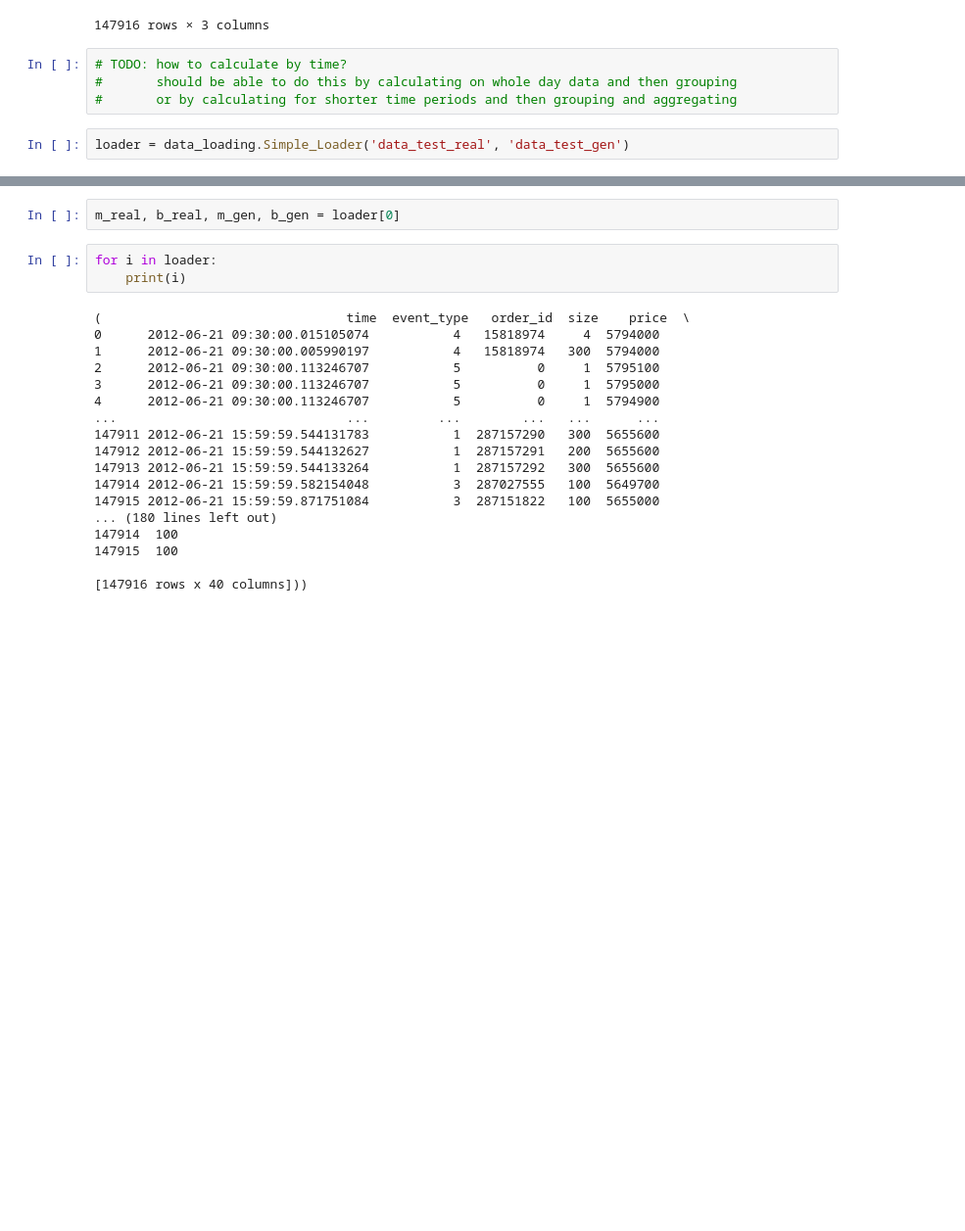
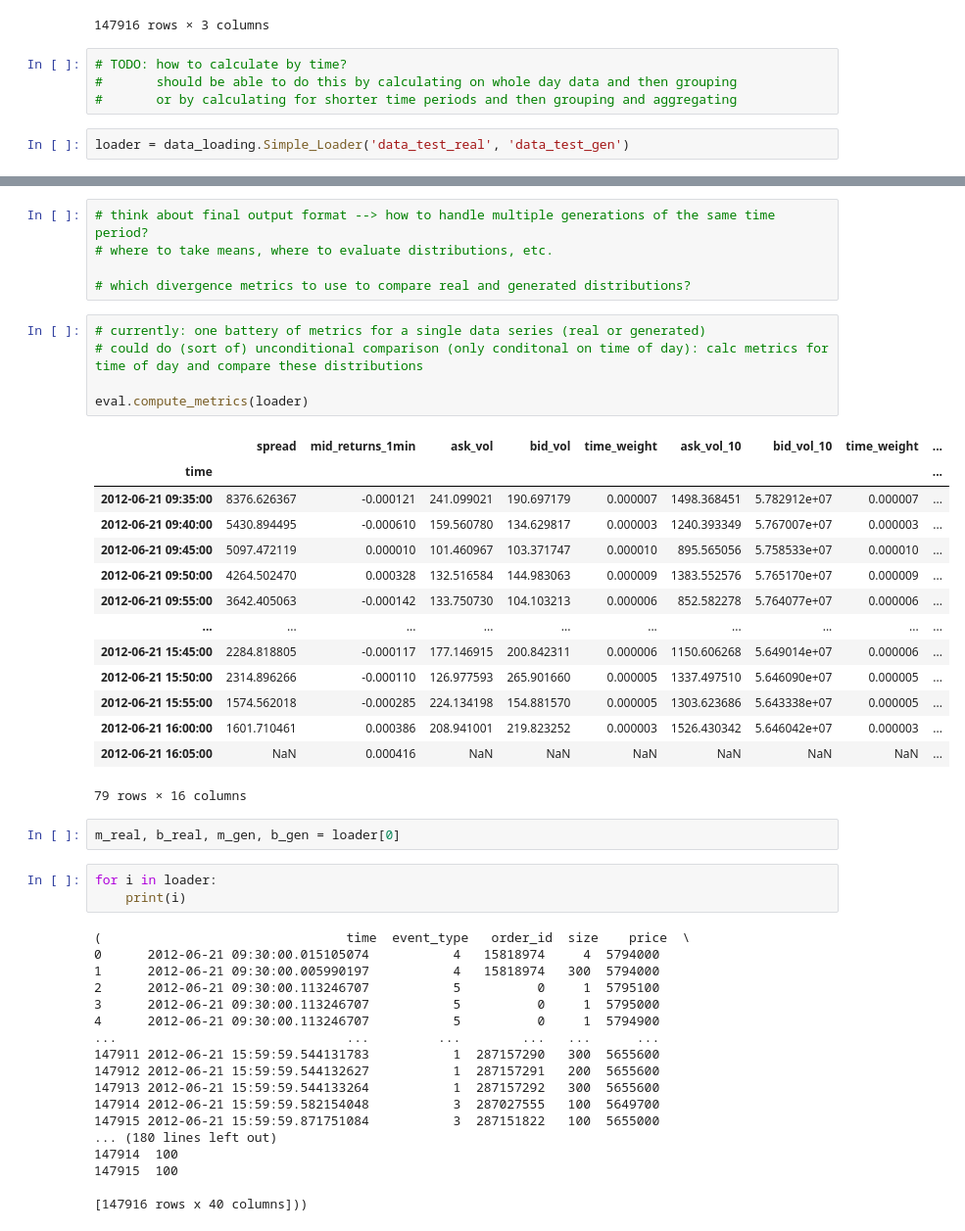
Before and after one commit to peernagy/lob_bench, a Jupyter notebook: eval.ipynb, the cells around one changed output, grey strips where cells are left out. Shown at 98% size. Cells and saved outputs as stored; diff of their text form; blank space fills up the shorter version.

```diff
--- a/eval.ipynb
+++ b/eval.ipynb
@@ -282,3 +307,28 @@ loader = data_loading.Simple_Loader('data_test_real', 'data_test_gen')
+# %%
+# think about final output format --> how to handle multiple generations of the same time period?
+# where to take means, where to evaluate distributions, etc.
+
+# which divergence metrics to use to compare real and generated distributions?
+# %%
+# currently: one battery of metrics for a single data series (real or generated)
+# could do (sort of) unconditional comparison (only conditonal on time of day): calc metrics for time of day and compare these distributions
+
+eval.compute_metrics(loader)
+# %% [output]
+|  | spread | mid_returns_1min | ask_vol | bid_vol | time_weight | ask_vol_10 | bid_vol_10 | time_weight | ... |
+| time |  |  |  |  |  |  |  |  | ... |
+| 2012-06-21 09:35:00 | 8376.626367 | -0.000121 | 241.099021 | 190.697179 | 0.000007 | 1498.368451 | 5.782912e+07 | 0.000007 | ... |
+| 2012-06-21 09:40:00 | 5430.894495 | -0.000610 | 159.560780 | 134.629817 | 0.000003 | 1240.393349 | 5.767007e+07 | 0.000003 | ... |
+| 2012-06-21 09:45:00 | 5097.472119 | 0.000010 | 101.460967 | 103.371747 | 0.000010 | 895.565056 | 5.758533e+07 | 0.000010 | ... |
+| 2012-06-21 09:50:00 | 4264.502470 | 0.000328 | 132.516584 | 144.983063 | 0.000009 | 1383.552576 | 5.765170e+07 | 0.000009 | ... |
+| 2012-06-21 09:55:00 | 3642.405063 | -0.000142 | 133.750730 | 104.103213 | 0.000006 | 852.582278 | 5.764077e+07 | 0.000006 | ... |
+| ... | ... | ... | ... | ... | ... | ... | ... | ... | ... |
+| 2012-06-21 15:45:00 | 2284.818805 | -0.000117 | 177.146915 | 200.842311 | 0.000006 | 1150.606268 | 5.649014e+07 | 0.000006 | ... |
+| 2012-06-21 15:50:00 | 2314.896266 | -0.000110 | 126.977593 | 265.901660 | 0.000005 | 1337.497510 | 5.646090e+07 | 0.000005 | ... |
+| 2012-06-21 15:55:00 | 1574.562018 | -0.000285 | 224.134198 | 154.881570 | 0.000005 | 1303.623686 | 5.643338e+07 | 0.000005 | ... |
+| 2012-06-21 16:00:00 | 1601.710461 | 0.000386 | 208.941001 | 219.823252 | 0.000003 | 1526.430342 | 5.646042e+07 | 0.000003 | ... |
+| 2012-06-21 16:05:00 | NaN | 0.000416 | NaN | NaN | NaN | NaN | NaN | NaN | ... |
+79 rows × 16 columns
 # %%
 m_real, b_real, m_gen, b_gen = loader[0]
 # %%
```
Also changed, not shown: parts of 32 cells of this notebook, 3 other files.
